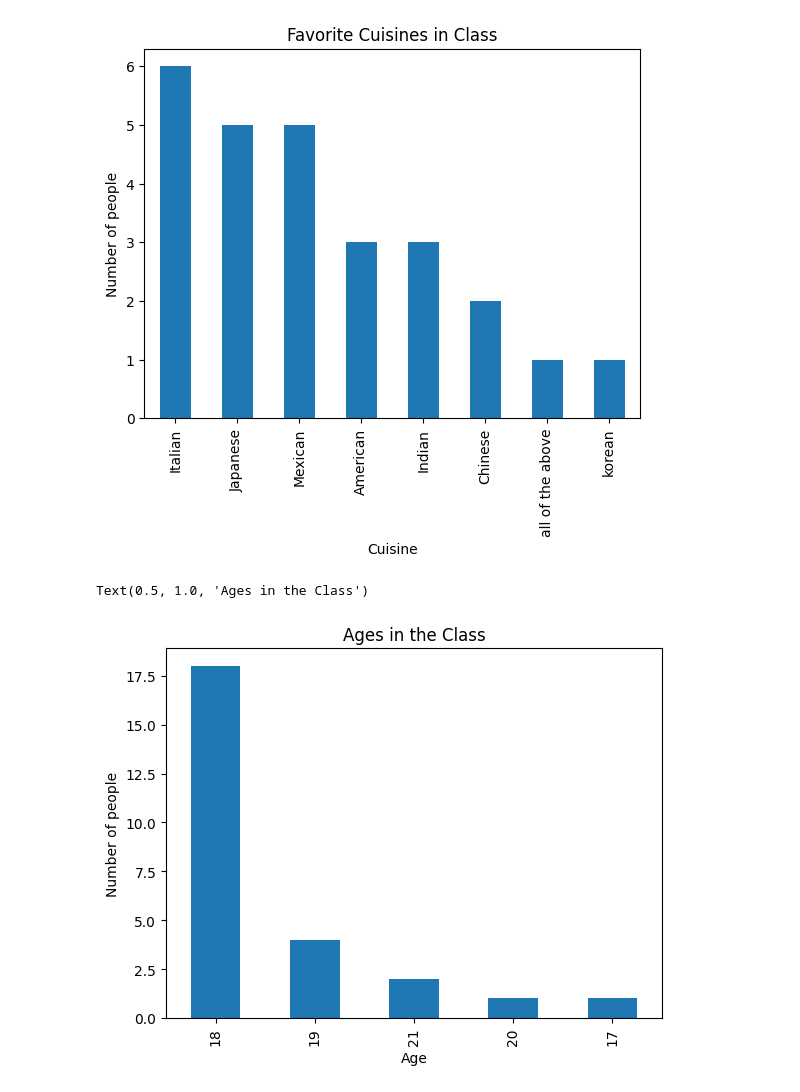
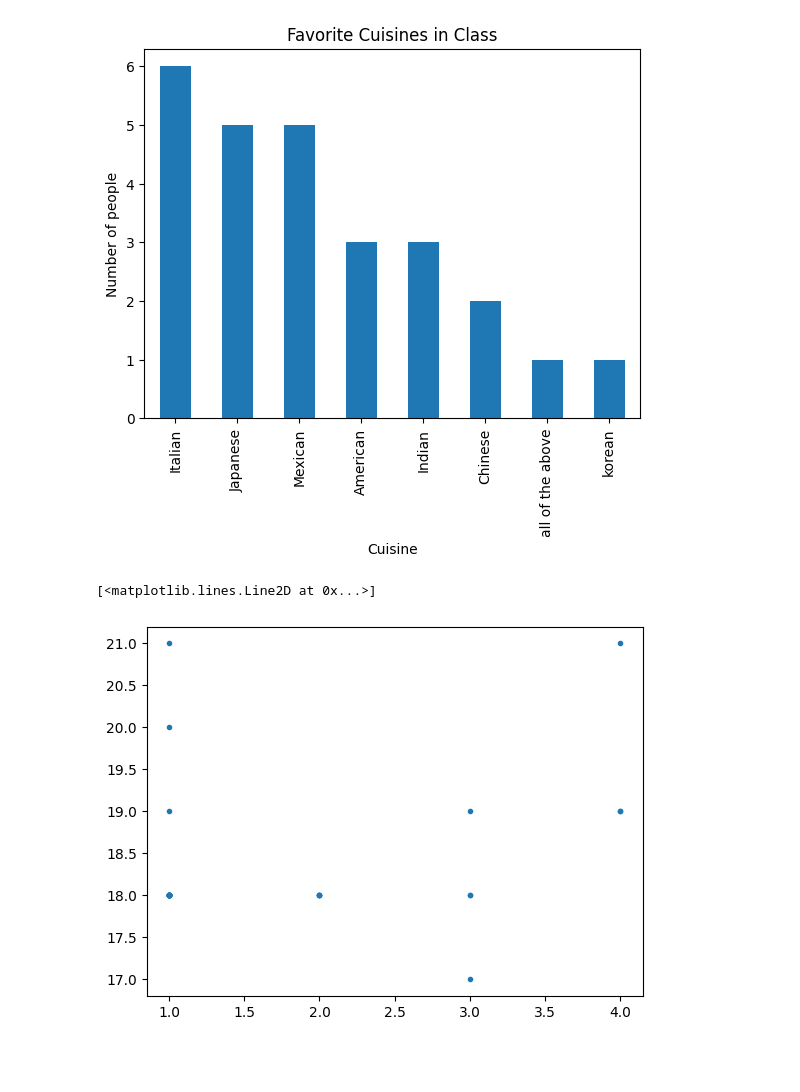
Before and after one commit to tsdandekar24/TanavDandekar_csci_1070_course, a Jupyter notebook: week_04_homework.ipynb, the cells around one changed output. Drawn from its saved outputs; the diff is of its cells as text; code cells hidden in the pictures; blank space fills up the shorter version.

```diff
--- a/week_04_homework.ipynb
+++ b/week_04_homework.ipynb
@@ -38,12 +54,14 @@ plt.title("Favorite Cuisines in Class")
 Text(0.5, 1.0, 'Favorite Cuisines in Class')
 [figure]
 # %%
-# Histogram (Age)
-age_count = survey_df["How old are you?"].value_counts()
-age_count.plot(kind = "bar")
-plt.xlabel("Age")
-plt.ylabel("Number of people")
-plt.title("Ages in the Class")
+# Scatter plot (Age)
+plt.plot(survey_df["How many siblings do you have?"], survey_df["How old are you?"], '.')
+# correlate age and class
+#age_count = survey_df["How old are you?"].value_counts()
+#age_count.plot(kind = "bar")
+#plt.xlabel("Age")
+#plt.ylabel("Number of people")
+#plt.title("Ages in the Class")
 # %% [output]
-Text(0.5, 1.0, 'Ages in the Class')
+[<matplotlib.lines.Line2D at 0x...>]
-[figure, old version]
+[figure, new version]
```
Also changed, not shown: parts of 4 cells of this notebook.
